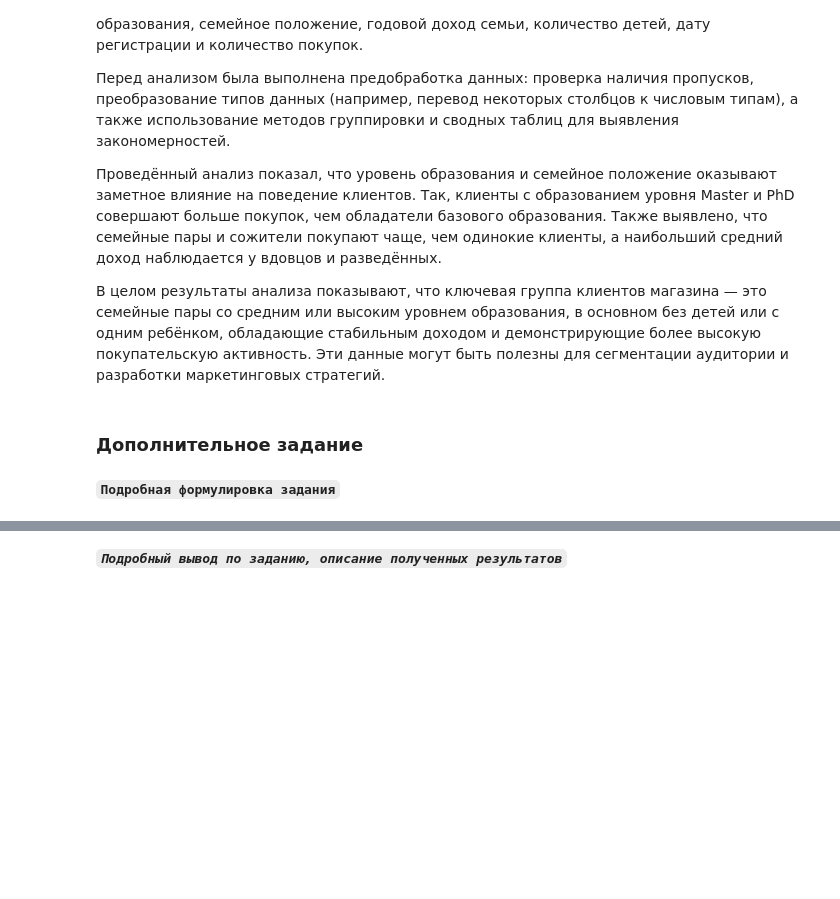
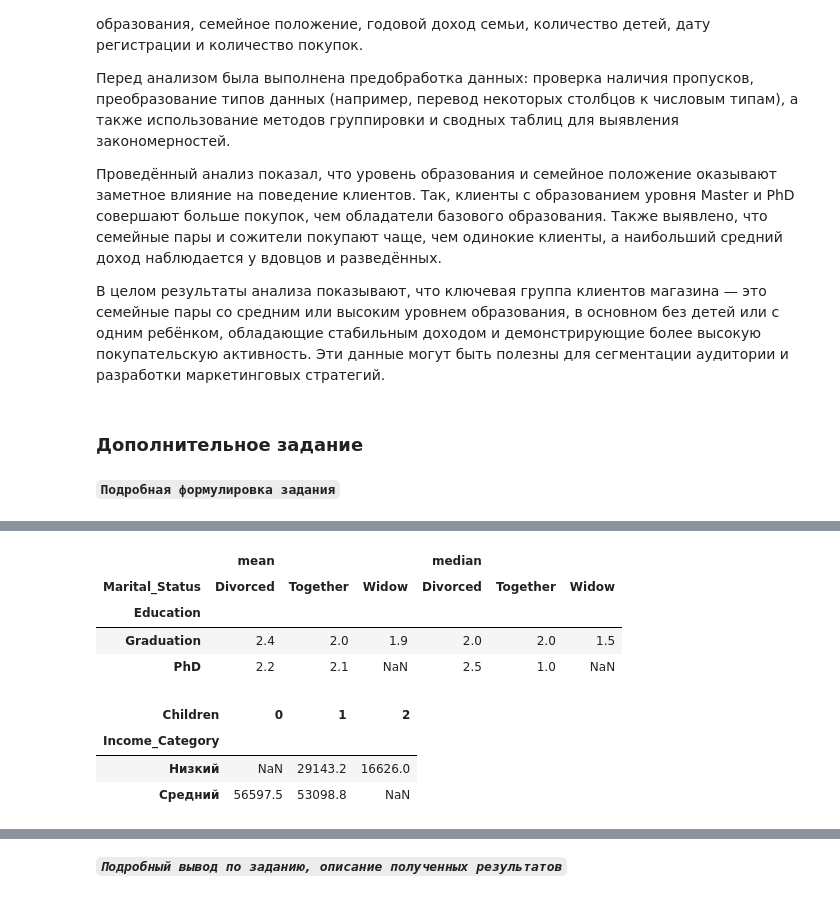
Before and after one commit to witcher770/sem_5_data_analiz, a Jupyter notebook: ЛР1_Уряшов_14.ipynb, the cells around one changed output, grey strips where cells are left out. Cells and saved outputs as stored; diff of their text form; code cells hidden in the pictures; blank space fills up the shorter version.

```diff
--- a/ЛР1_Уряшов_14.ipynb
+++ b/ЛР1_Уряшов_14.ipynb
@@ -495,0 +646,47 @@ df.pivot_table(index=['Education'], values='Quantity_Purchases', aggfunc='mean')
+# %%
+# Возраст и категории уже созданы в задании 2
+# Категории дохода уже созданы в задании 8
+
+# Топ-3 семейных статуса по медианному доходу
+top_marital = df.groupby('Marital_Status')['Income'].median().nlargest(3).index
+
+# Топ-2 образования по популярности
+top_edu = df['Education'].value_counts().nlargest(2).index
+
+# Фильтрация: низкий/средний доход, молодой/средний возраст, топ семейного статуса и топ образования
+filtered = df[
+    (df['Income_Category'].isin(['Низкий','Средний'])) &
+    (df['Age_Category'].isin(['Молодой','Средний'])) &
+    (df['Marital_Status'].isin(top_marital)) &
+    (df['Education'].isin(top_edu))
+]
+
+# Сводные таблицы
+pivot_numdeals = filtered.pivot_table(
+    index='Education',
+    columns='Marital_Status',
+    values='Quantity_Purchases',
+    aggfunc=['mean', 'median'],
+    observed=False
+).round(1)
+
+pivot_income_kid = filtered.pivot_table(
+    index='Income_Category',
+    columns='Children',
+    values='Income',
+    aggfunc='mean',
+    observed=False
+).round(1)
+
+display(pivot_numdeals)
+pivot_income_kid
+# %% [output]
+|  | mean |  |  | median |  |  |
+| Marital_Status | Divorced | Together | Widow | Divorced | Together | Widow |
+| Education |  |  |  |  |  |  |
+| Graduation | 2.4 | 2.0 | 1.9 | 2.0 | 2.0 | 1.5 |
+| PhD | 2.2 | 2.1 | NaN | 2.5 | 1.0 | NaN |
+| Children | 0 | 1 | 2 |
+| Income_Category |  |  |  |
+| Низкий | NaN | 29143.2 | 16626.0 |
+| Средний | 56597.5 | 53098.8 | NaN |
```
Also changed, not shown: parts of 15 cells of this notebook.
